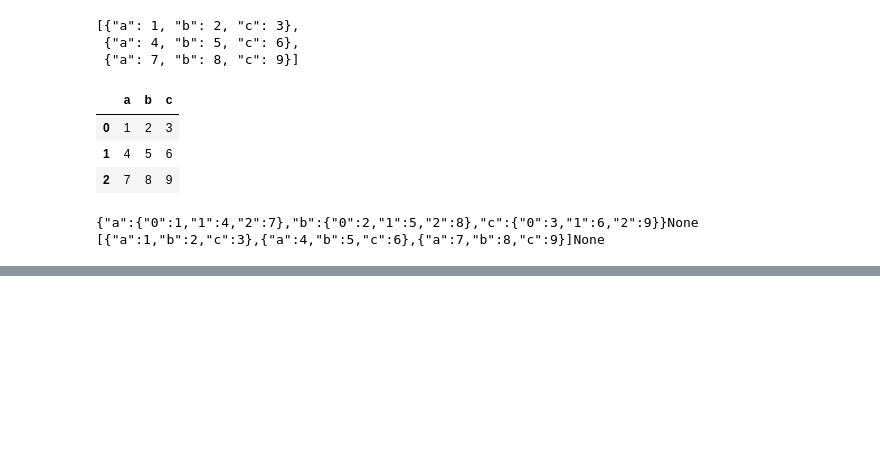
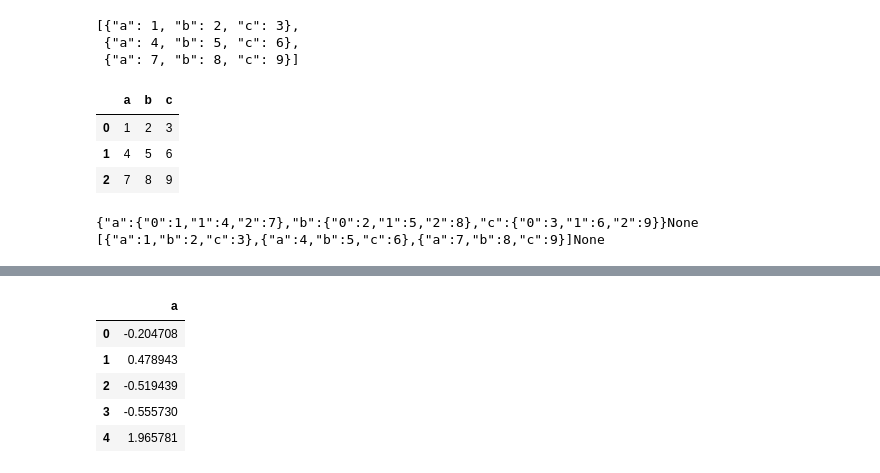
Before and after one commit to trevi-wave/pydata-book, a Jupyter notebook: ch06.ipynb, the cells around one changed output, grey strips where cells are left out. Drawn from its saved outputs; the diff is of its cells as text; code cells hidden in the pictures; blank space fills up the shorter version.

```diff
--- a/ch06.ipynb
+++ b/ch06.ipynb
@@ -363,8 +502,15 @@ store.put("obj2", frame, format="table")
 store.select("obj2", where=["index >= 10 and index <= 15"])
 store.close()
 # %%
-frame.to_hdf("examples/mydata.h5", "obj3", format="table")
+frame.to_hdf(path_or_buf="examples/mydata.h5", key="obj3", format="table") # Pandas 3.0부터 to_hdf() 함수의 모든 인자가 키워드 전용으로 변경될 것임을 알리는 경고입니다. 즉, to_hdf() 함수에서 path_or_buf 외의 모든 인자는 키워드 인자로 명시
 pd.read_hdf("examples/mydata.h5", "obj3", where=["index < 5"])
+# %% [output]
+|  | a |
+| 0 | -0.204708 |
+| 1 | 0.478943 |
+| 2 | -0.519439 |
+| 3 | -0.555730 |
+| 4 | 1.965781 |
 # %%
 import os
 os.remove("examples/mydata.h5")
```
Also changed, not shown: parts of 29 cells of this notebook, 2 other files.
